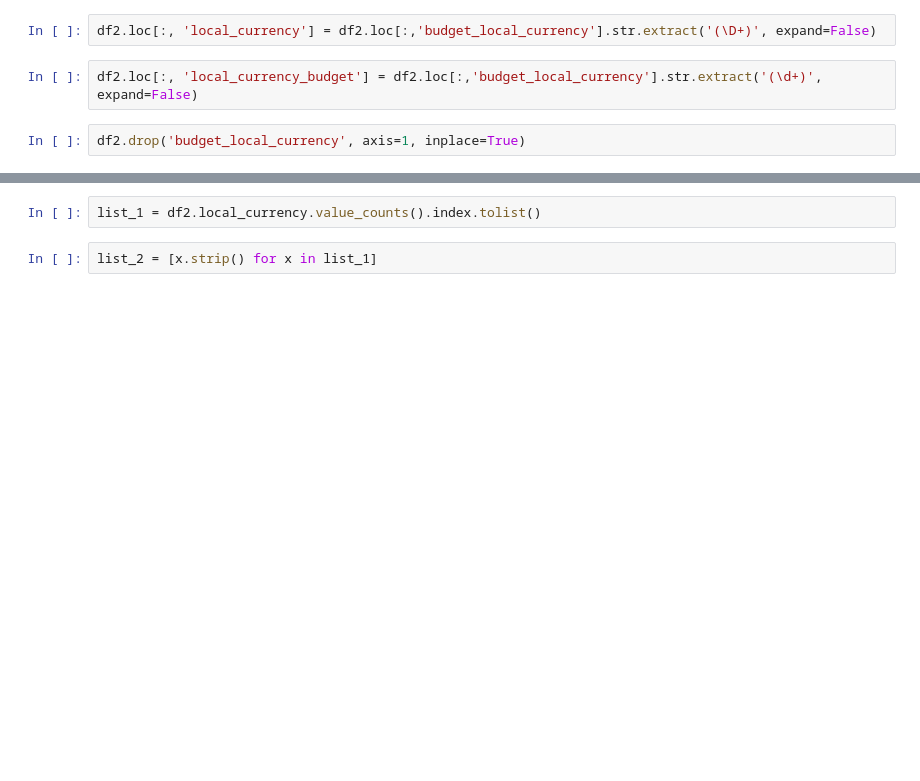
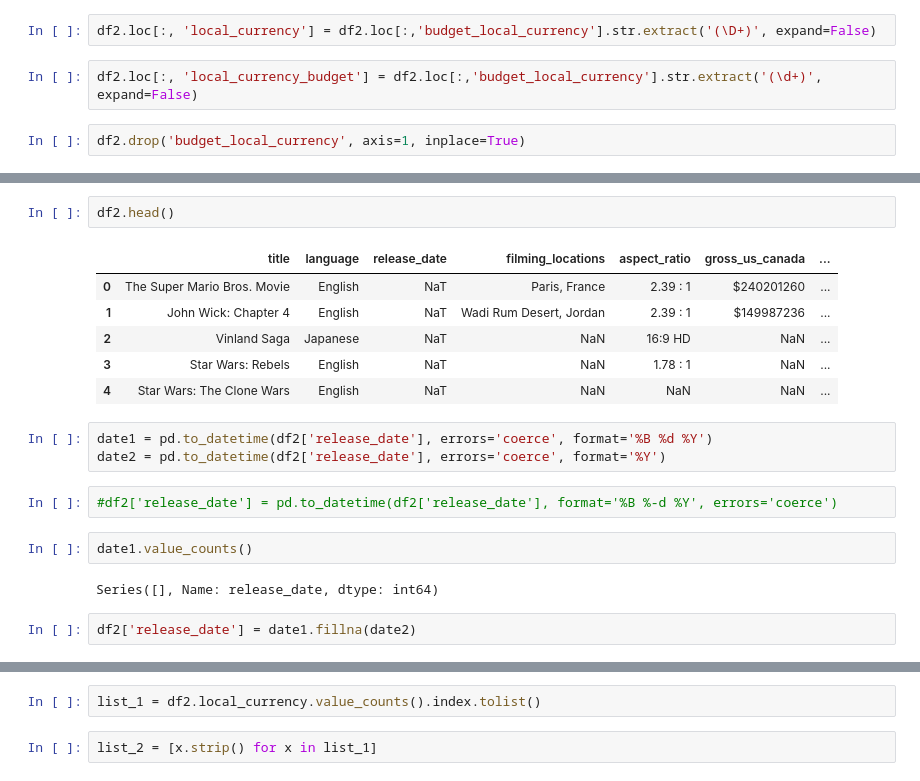
Before and after one commit to Iskanderrus/DEZoomCamp, a Jupyter notebook: Project/imdb_financial/imdb_financial/spiders/data/financials_cleaning.ipynb, the cells around one changed output, grey strips where cells are left out. Saved outputs shown, nothing was run; the diff lists cells and outputs as text; blank space fills up the shorter version.

```diff
--- a/Project/imdb_financial/imdb_financial/spiders/data/financials_cleaning.ipynb
+++ b/Project/imdb_financial/imdb_financial/spiders/data/financials_cleaning.ipynb
@@ -28,0 +137,20 @@ df2.drop('budget_local_currency', axis=1, inplace=True)
+# %%
+df2.head()
+# %% [output]
+|  | title | language | release_date | filming_locations | aspect_ratio | gross_us_canada | ... |
+| 0 | The Super Mario Bros. Movie | English | NaT | Paris, France | 2.39 : 1 | $240201260 | ... |
+| 1 | John Wick: Chapter 4 | English | NaT | Wadi Rum Desert, Jordan | 2.39 : 1 | $149987236 | ... |
+| 2 | Vinland Saga | Japanese | NaT | NaN | 16:9 HD | NaN | ... |
+| 3 | Star Wars: Rebels | English | NaT | NaN | 1.78 : 1 | NaN | ... |
+| 4 | Star Wars: The Clone Wars | English | NaT | NaN | NaN | NaN | ... |
+# %%
+date1 = pd.to_datetime(df2['release_date'], errors='coerce', format='%B %d %Y')
+date2 = pd.to_datetime(df2['release_date'], errors='coerce', format='%Y')
+# %%
+#df2['release_date'] = pd.to_datetime(df2['release_date'], format='%B %-d %Y', errors='coerce')
+# %%
+date1.value_counts()
+# %% [output]
+Series([], Name: release_date, dtype: int64)
+# %%
+df2['release_date'] = date1.fillna(date2)
```
Also changed, not shown: parts of 19 cells of this notebook, 2 other files.
